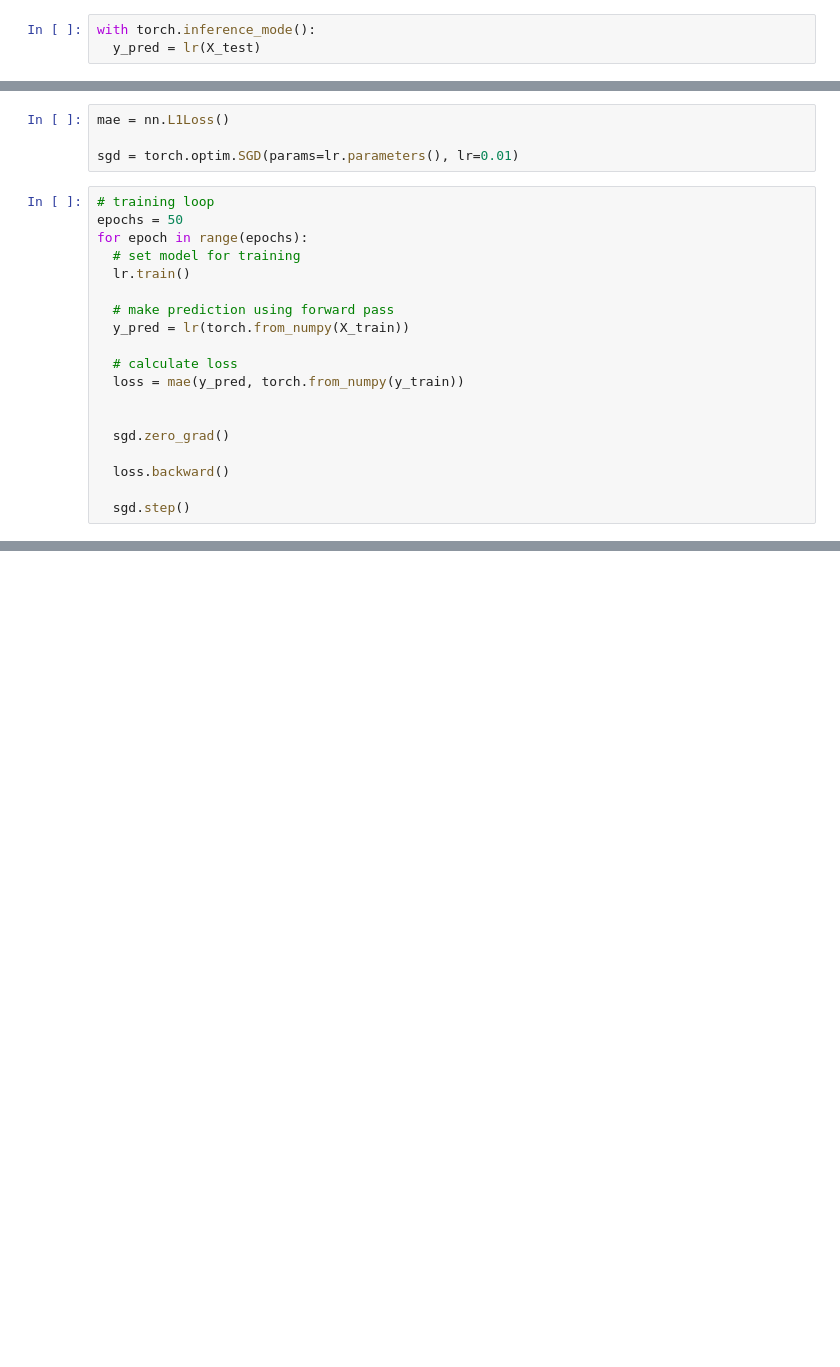
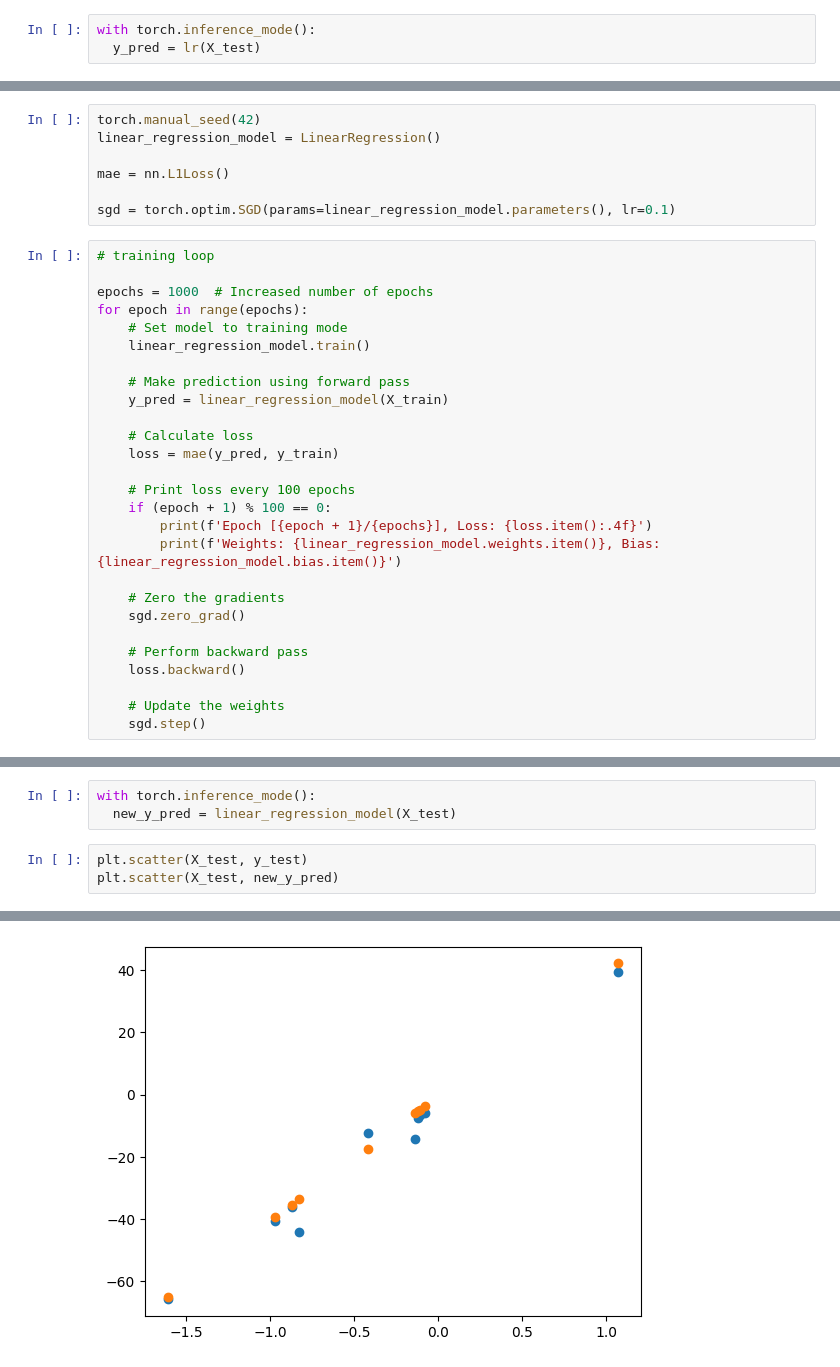
Before and after one commit to mr-rojit/pytorch-basics, a Jupyter notebook: pytorch_02_linear_regression.ipynb, the cells around one changed output, grey strips where cells are left out. Saved outputs shown, nothing was run; the diff lists cells and outputs as text; blank space fills up the shorter version.

```diff
--- a/pytorch_02_linear_regression.ipynb
+++ b/pytorch_02_linear_regression.ipynb
@@ -69,23 +86,34 @@ plt.scatter(X_test, y_pred)
 # %%
+torch.manual_seed(42)
+linear_regression_model = LinearRegression()
+
 mae = nn.L1Loss()
 
-sgd = torch.optim.SGD(params=lr.parameters(), lr=0.01)
+sgd = torch.optim.SGD(params=linear_regression_model.parameters(), lr=0.1)
 # %%
 # training loop
-epochs = 50
+
+epochs = 1000  # Increased number of epochs
 for epoch in range(epochs):
-  # set model for training
-  lr.train()
+    # Set model to training mode
+    linear_regression_model.train()
 
-  # make prediction using forward pass
-  y_pred = lr(torch.from_numpy(X_train))
+    # Make prediction using forward pass
+    y_pred = linear_regression_model(X_train)
 
-  # calculate loss
-  loss = mae(y_pred, torch.from_numpy(y_train))
+    # Calculate loss
+    loss = mae(y_pred, y_train)
 
+    # Print loss every 100 epochs
+    if (epoch + 1) % 100 == 0:
+        print(f'Epoch [{epoch + 1}/{epochs}], Loss: {loss.item():.4f}')
+        print(f'Weights: {linear_regression_model.weights.item()}, Bias: {linear_regression_model.bias.item()}')
 
-  sgd.zero_grad()
+    # Zero the gradients
+    sgd.zero_grad()
 
-  loss.backward()
+    # Perform backward pass
+    loss.backward()
 
-  sgd.step()
+    # Update the weights
+    sgd.step()
@@ -91,0 +141,7 @@ for epoch in range(epochs):
+# %%
+with torch.inference_mode():
+  new_y_pred = linear_regression_model(X_test)
+# %%
+plt.scatter(X_test, y_test)
+plt.scatter(X_test, new_y_pred)
+# %% [output]
@@ -91,0 +149 @@ for epoch in range(epochs):
+[figure, added]
```
Also changed, not shown: parts of 10 cells of this notebook.
